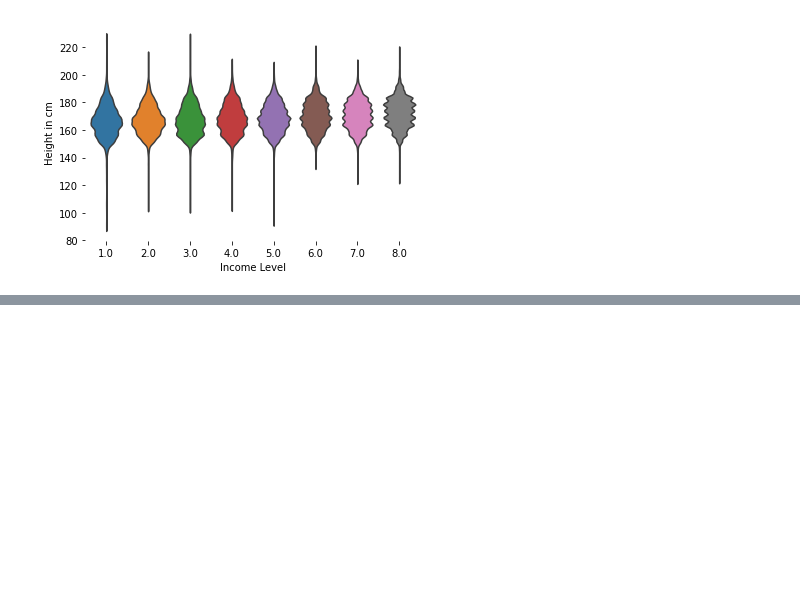
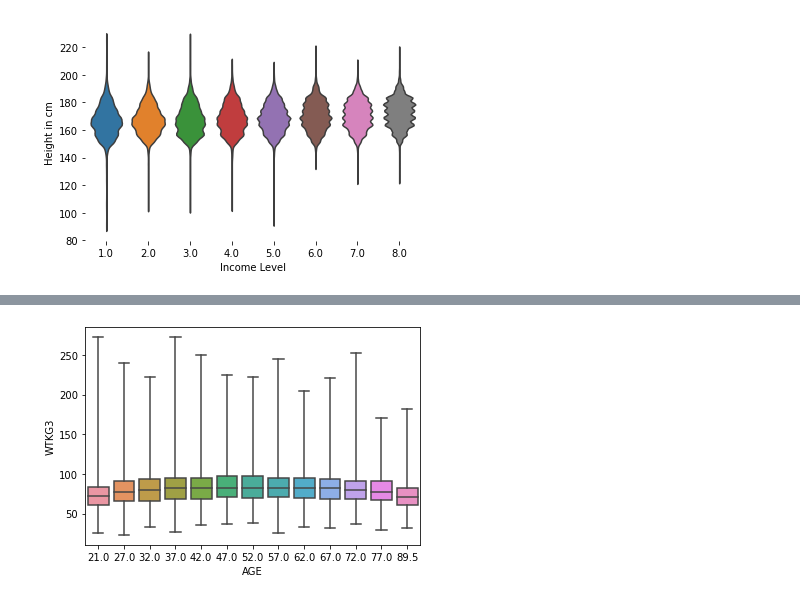
Before and after one commit to SketchQ/DataCamp_DataScience_Track, a Jupyter notebook: 16_Exploratory Data Analysis in Python/Chapter_3_Relationships.ipynb, the cells around one changed output, grey strips where cells are left out. Saved outputs shown, nothing was run; the diff lists cells and outputs as text; code cells hidden in the pictures; blank space fills up the shorter version.

```diff
--- a/16_Exploratory Data Analysis in Python/Chapter_3_Relationships.ipynb
+++ b/16_Exploratory Data Analysis in Python/Chapter_3_Relationships.ipynb
@@ -348,0 +391,9 @@ plt.show()
+# %%
+# Remember Weight and Age
+# Plot the data
+sns.boxplot(x='AGE', y='WTKG3', data=data, whis=10)
+
+# Show plot
+plt.show()
+# %% [output]
+[figure, added]
```
Also changed, not shown: parts of 9 cells of this notebook, 1 other file.
